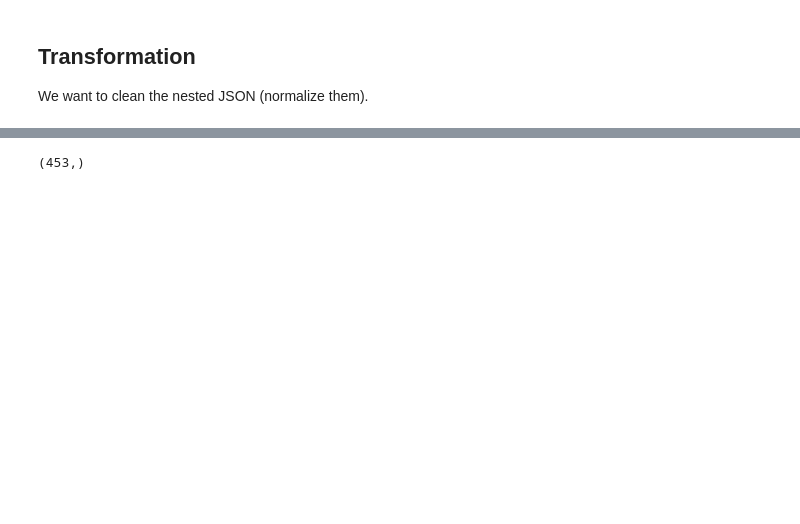
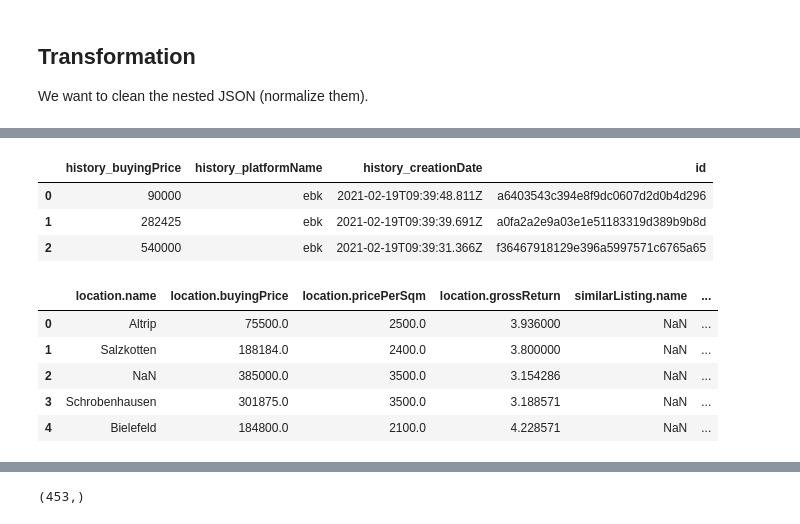
Before and after one commit to FollowJack/awesome-dataengineer-masterclass, a Jupyter notebook: 02_real_estate_roi_calculator/notebooks/playfield.ipynb, the cells around one changed output, grey strips where cells are left out. Saved outputs shown, nothing was run; the diff lists cells and outputs as text; code cells hidden in the pictures; blank space fills up the shorter version.

```diff
--- a/02_real_estate_roi_calculator/notebooks/playfield.ipynb
+++ b/02_real_estate_roi_calculator/notebooks/playfield.ipynb
@@ -50,0 +103,17 @@ df.head()
+# %%
+df_buyingPriceHistory = json_normalize(data=data, record_path=['buyingPriceHistory'],record_prefix="history_", meta=['id'])
+df_buyingPriceHistory.head(3)
+# %% [output]
+|  | history_buyingPrice | history_platformName | history_creationDate | id |
+| 0 | 90000 | ebk | 2021-02-19T09:39:48.811Z | a6403543c394e8f9dc0607d2d0b4d296 |
+| 1 | 282425 | ebk | 2021-02-19T09:39:39.691Z | a0fa2a2e9a03e1e51183319d389b9b8d |
+| 2 | 540000 | ebk | 2021-02-19T09:39:31.366Z | f36467918129e396a5997571c6765a65 |
+# %%
+json_normalize(df['aggregations']).head()
+# %% [output]
+|  | location.name | location.buyingPrice | location.pricePerSqm | location.grossReturn | similarListing.name | ... |
+| 0 | Altrip | 75500.0 | 2500.0 | 3.936000 | NaN | ... |
+| 1 | Salzkotten | 188184.0 | 2400.0 | 3.800000 | NaN | ... |
+| 2 | NaN | 385000.0 | 3500.0 | 3.154286 | NaN | ... |
+| 3 | Schrobenhausen | 301875.0 | 3500.0 | 3.188571 | NaN | ... |
+| 4 | Bielefeld | 184800.0 | 2100.0 | 4.228571 | NaN | ... |
```
Also changed, not shown: parts of 24 cells of this notebook.
